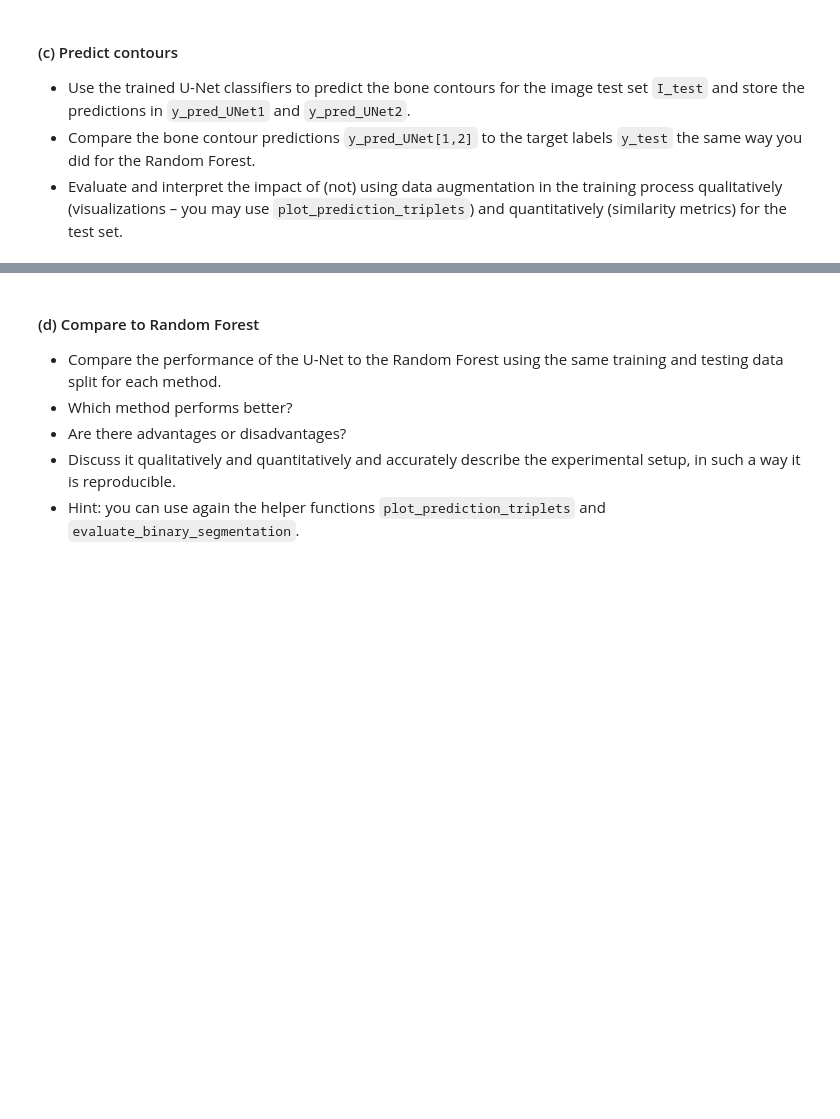
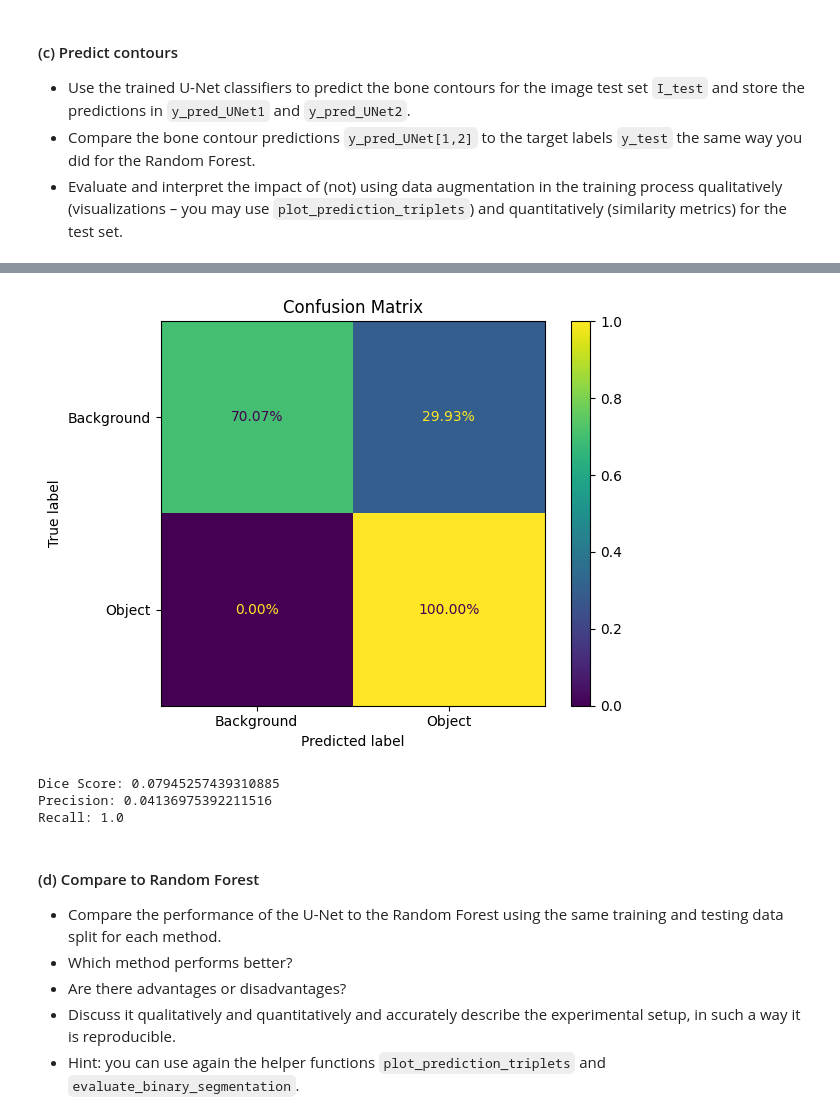
Before and after one commit to AlexanderGruebling/bone-segmentation-analysis, a Jupyter notebook: notebook.ipynb, the cells around one changed output, grey strips where cells are left out. Cells and saved outputs as stored; diff of their text form; code cells hidden in the pictures; blank space fills up the shorter version.

```diff
--- a/notebook.ipynb
+++ b/notebook.ipynb
@@ -443,6 +484,11 @@ plot_prediction_triplets(I_test, y_pred_UNet2, y_test)
 # %%
-results_no_aug = evaluate_binary_segmentation(y_pred_UNet1, y_test)
+results_no_aug = evaluate_binary_segmentation(y_pred_UNet1_pred, y_test)
 print("Dice Score:", results_no_aug['dice'])
 print("Precision:", results_no_aug['precision'])
 print("Recall:", results_no_aug['recall'])
+# %% [output]
+[figure, added]
+Dice Score: 0.07945257439310885
+Precision: 0.04136975392211516
+Recall: 1.0
 # %%
```
Also changed, not shown: parts of 14 cells of this notebook.
